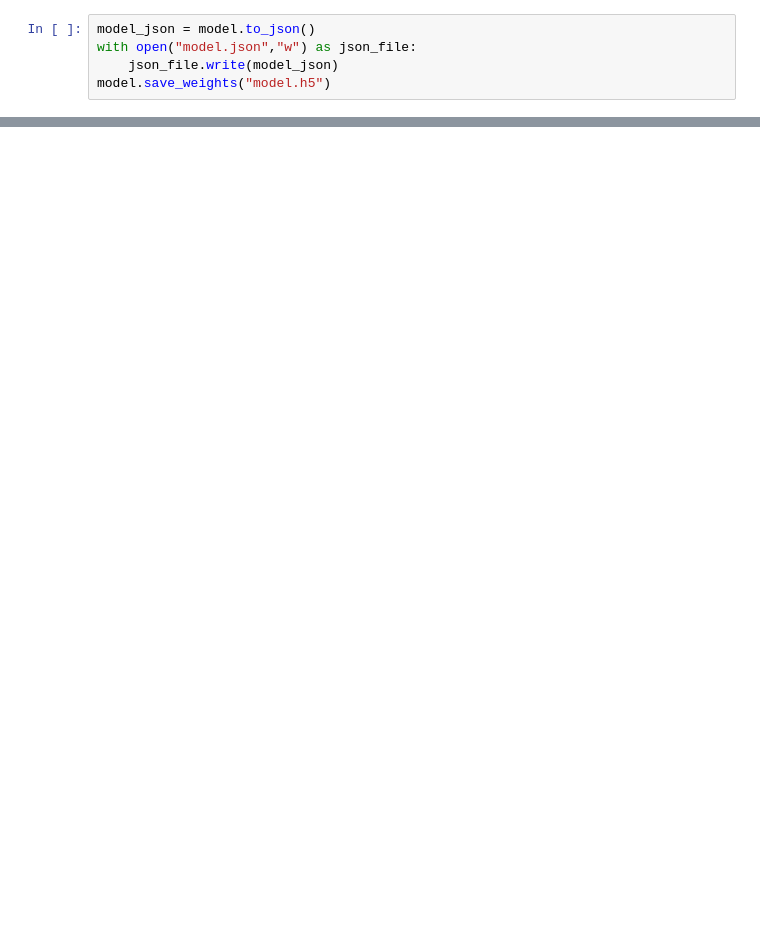
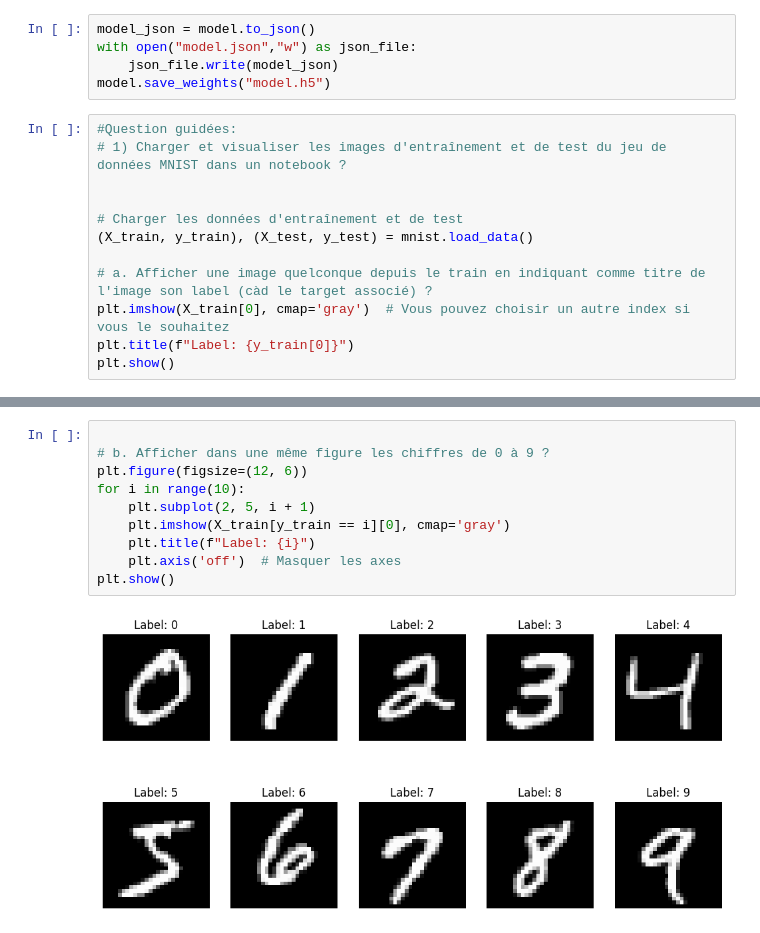
Before and after one commit to marwanG12/digit-recognizer, a Jupyter notebook: DigitRecognizer.ipynb, the cells around one changed output, grey strips where cells are left out. Cells and saved outputs as stored; diff of their text form; blank space fills up the shorter version.

Commit message:
Question 1 : Notebook

```diff
--- a/DigitRecognizer.ipynb
+++ b/DigitRecognizer.ipynb
@@ -98,3 +94,15 @@ model_json = model.to_json()
 with open("model.json","w") as json_file:
     json_file.write(model_json)
 model.save_weights("model.h5")
+# %%
+#Question guidées:
+# 1) Charger et visualiser les images d'entraînement et de test du jeu de données MNIST dans un notebook ?
+
+
+# Charger les données d'entraînement et de test
+(X_train, y_train), (X_test, y_test) = mnist.load_data()
+
+# a. Afficher une image quelconque depuis le train en indiquant comme titre de l'image son label (càd le target associé) ?
+plt.imshow(X_train[0], cmap='gray')  # Vous pouvez choisir un autre index si vous le souhaitez
+plt.title(f"Label: {y_train[0]}")
+plt.show()
@@ -100,0 +111,12 @@ model.save_weights("model.h5")
+# %%
+
+# b. Afficher dans une même figure les chiffres de 0 à 9 ?
+plt.figure(figsize=(12, 6))
+for i in range(10):
+    plt.subplot(2, 5, i + 1)
+    plt.imshow(X_train[y_train == i][0], cmap='gray')
+    plt.title(f"Label: {i}")
+    plt.axis('off')  # Masquer les axes
+plt.show()
+# %% [output]
+[figure, added]
```
Also changed, not shown: parts of 3 cells of this notebook.
